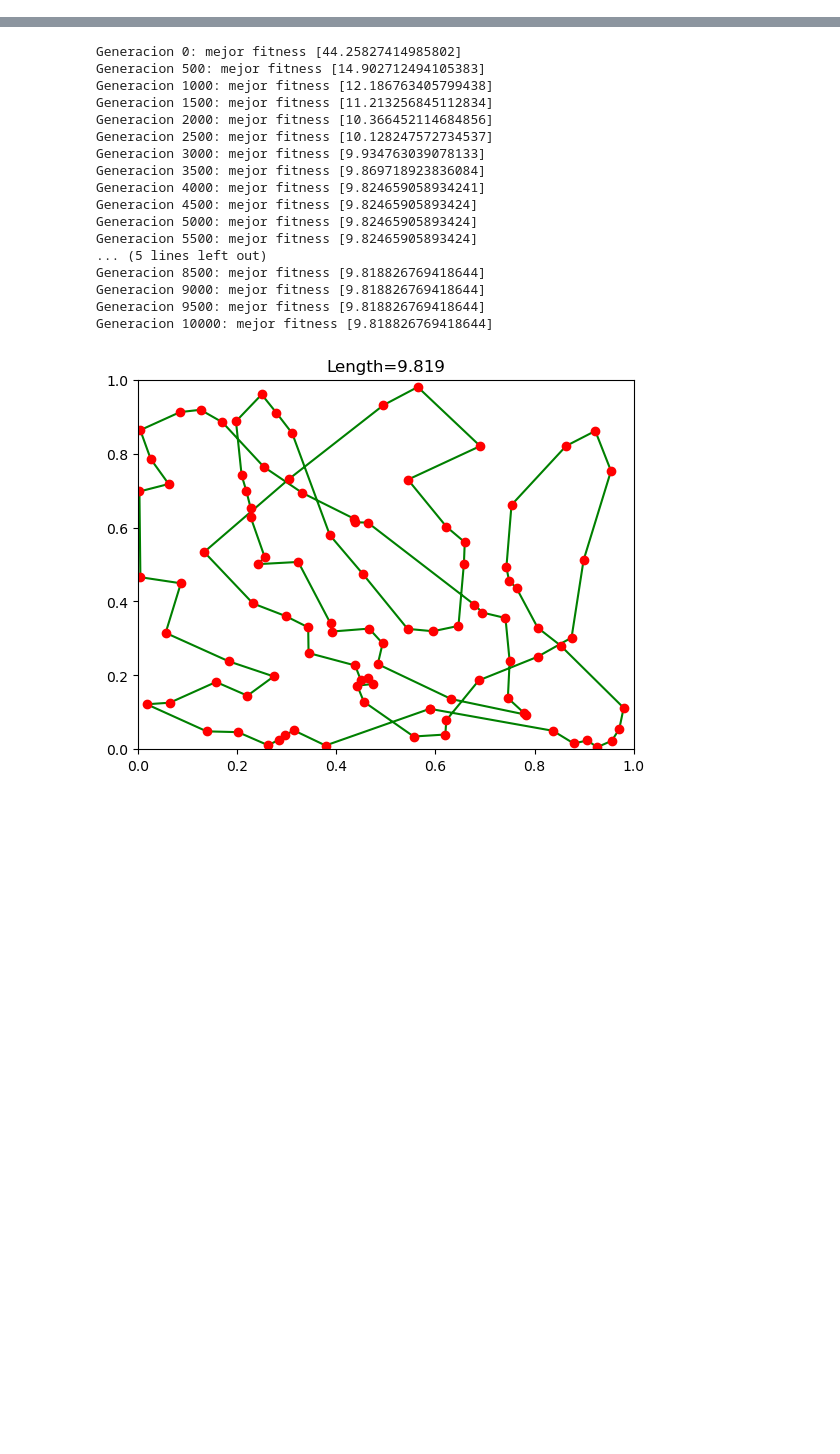
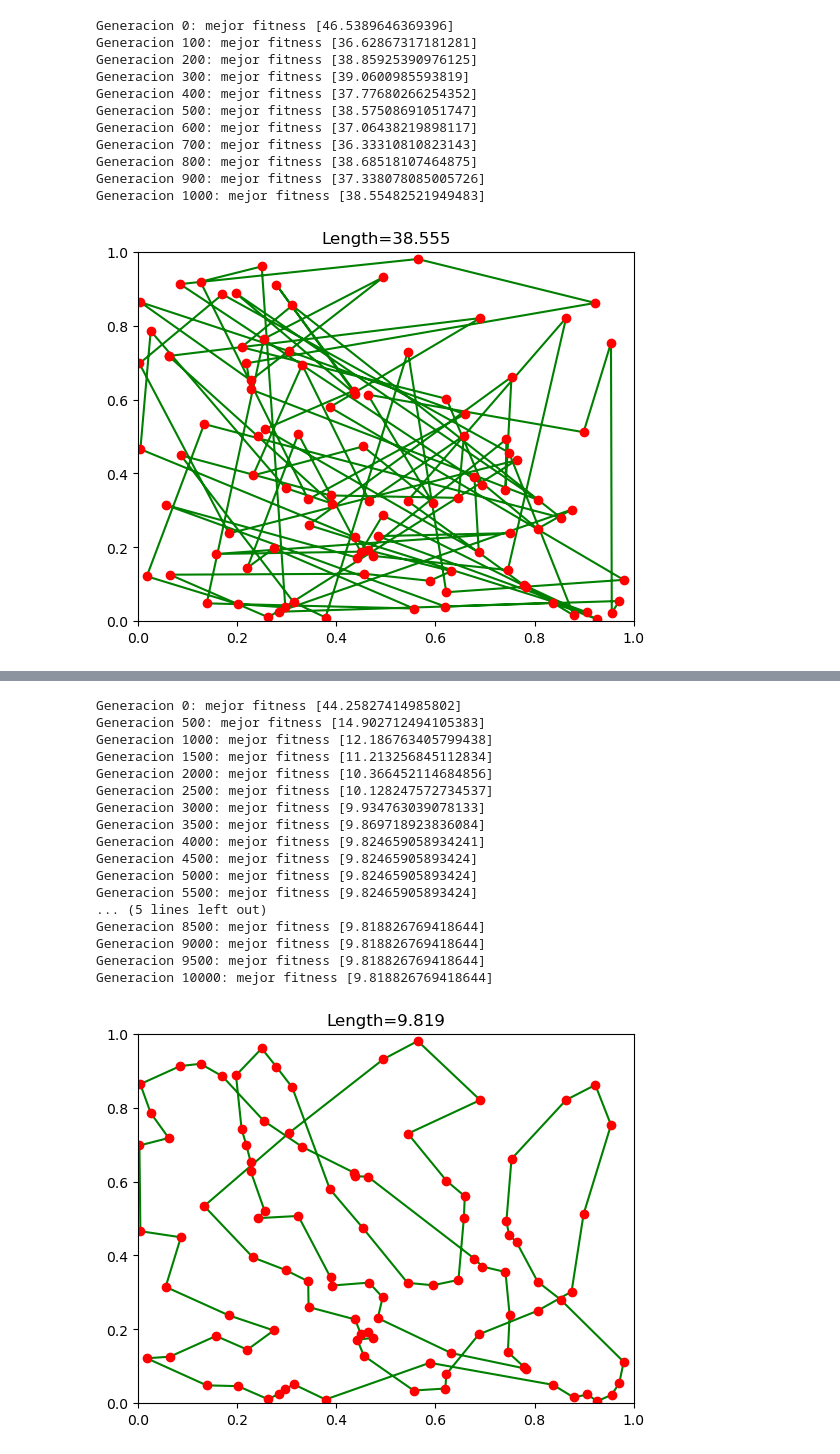
Before and after one commit to JorgeDC01/EMOC, a Jupyter notebook: TSP.ipynb, the cells around one changed output, grey strips where cells are left out. Drawn from its saved outputs; the diff is of its cells as text; code cells hidden in the pictures; blank space fills up the shorter version.

```diff
--- a/TSP.ipynb
+++ b/TSP.ipynb
@@ -226,0 +201,17 @@ pop = create(cities)
+# %%
+pop = create(cities)
+pop = evolve(pop, globaldist, pmut=1/100, pcross=0.7, ngen=1000, T=2, trace=100, elitism=False)
+draw(pop[0])
+# %% [output]
+Generacion 0: mejor fitness [46.5389646369396]
+Generacion 100: mejor fitness [36.62867317181281]
+Generacion 200: mejor fitness [38.85925390976125]
+Generacion 300: mejor fitness [39.0600985593819]
+Generacion 400: mejor fitness [37.77680266254352]
+Generacion 500: mejor fitness [38.57508691051747]
+Generacion 600: mejor fitness [37.06438219898117]
+Generacion 700: mejor fitness [36.33310810823143]
+Generacion 800: mejor fitness [38.68518107464875]
+Generacion 900: mejor fitness [37.338078085005726]
+Generacion 1000: mejor fitness [38.55482521949483]
+[figure, added]
```
Also changed, not shown: parts of 53 cells of this notebook, 2 other files.
